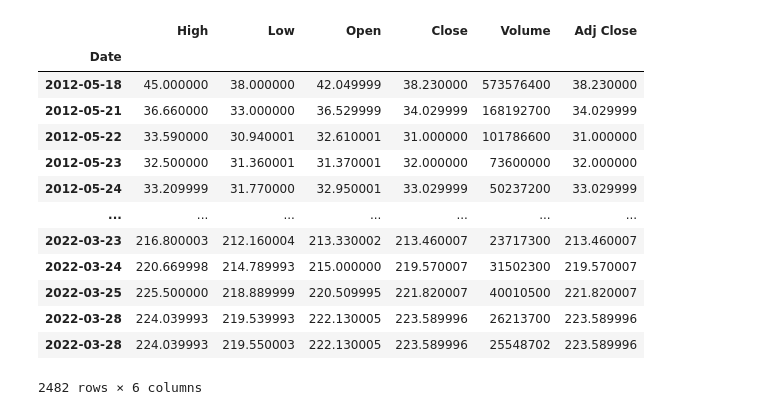
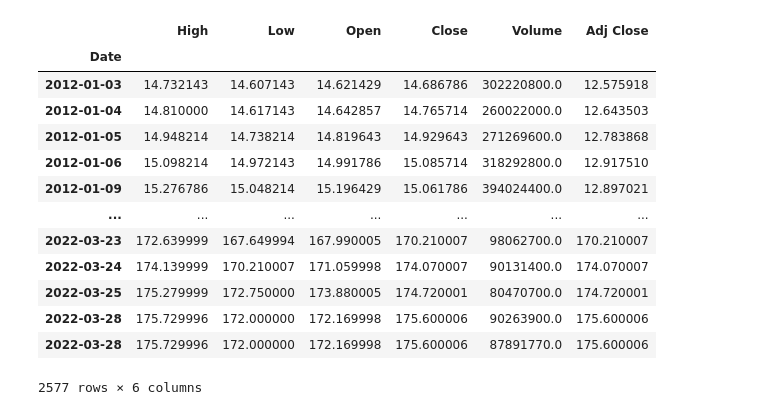
Before and after one commit to BitcoinInvestAnalysis/Capstone, a Jupyter notebook: lstm_price_prediction.ipynb, the cells around one changed output. Drawn from its saved outputs; the diff is of its cells as text; code cells hidden in the pictures.

```diff
--- a/lstm_price_prediction.ipynb
+++ b/lstm_price_prediction.ipynb
@@ -11,26 +12,26 @@ from tensorflow.keras.layers import Dense, Dropout, LSTM
 # %%
 # Load stock data
-company = "FB"
+company = "AAPL"
 start = dt.date(2012, 1, 1)
 end = dt.date.today()
 
 data = web.DataReader(company, "yahoo", start, end)
 data
 # %% [output]
 |  | High | Low | Open | Close | Volume | Adj Close |
 | Date |  |  |  |  |  |  |
-| 2012-05-18 | 45.000000 | 38.000000 | 42.049999 | 38.230000 | 573576400 | 38.230000 |
-| 2012-05-21 | 36.660000 | 33.000000 | 36.529999 | 34.029999 | 168192700 | 34.029999 |
-| 2012-05-22 | 33.590000 | 30.940001 | 32.610001 | 31.000000 | 101786600 | 31.000000 |
-| 2012-05-23 | 32.500000 | 31.360001 | 31.370001 | 32.000000 | 73600000 | 32.000000 |
-| 2012-05-24 | 33.209999 | 31.770000 | 32.950001 | 33.029999 | 50237200 | 33.029999 |
+| 2012-01-03 | 14.732143 | 14.607143 | 14.621429 | 14.686786 | 302220800.0 | 12.575918 |
+| 2012-01-04 | 14.810000 | 14.617143 | 14.642857 | 14.765714 | 260022000.0 | 12.643503 |
+| 2012-01-05 | 14.948214 | 14.738214 | 14.819643 | 14.929643 | 271269600.0 | 12.783868 |
+| 2012-01-06 | 15.098214 | 14.972143 | 14.991786 | 15.085714 | 318292800.0 | 12.917510 |
+| 2012-01-09 | 15.276786 | 15.048214 | 15.196429 | 15.061786 | 394024400.0 | 12.897021 |
 | ... | ... | ... | ... | ... | ... | ... |
-| 2022-03-23 | 216.800003 | 212.160004 | 213.330002 | 213.460007 | 23717300 | 213.460007 |
-| 2022-03-24 | 220.669998 | 214.789993 | 215.000000 | 219.570007 | 31502300 | 219.570007 |
-| 2022-03-25 | 225.500000 | 218.889999 | 220.509995 | 221.820007 | 40010500 | 221.820007 |
-| 2022-03-28 | 224.039993 | 219.539993 | 222.130005 | 223.589996 | 26213700 | 223.589996 |
-| 2022-03-28 | 224.039993 | 219.550003 | 222.130005 | 223.589996 | 25548702 | 223.589996 |
+| 2022-03-23 | 172.639999 | 167.649994 | 167.990005 | 170.210007 | 98062700.0 | 170.210007 |
+| 2022-03-24 | 174.139999 | 170.210007 | 171.059998 | 174.070007 | 90131400.0 | 174.070007 |
+| 2022-03-25 | 175.279999 | 172.750000 | 173.880005 | 174.720001 | 80470700.0 | 174.720001 |
+| 2022-03-28 | 175.729996 | 172.000000 | 172.169998 | 175.600006 | 90263900.0 | 175.600006 |
+| 2022-03-28 | 175.729996 | 172.000000 | 172.169998 | 175.600006 | 87891770.0 | 175.600006 |
-2482 rows × 6 columns
+2577 rows × 6 columns
 # %%
 # Prepare Data
 scaler = MinMaxScaler(feature_range=(0, 1))
```
Also changed, not shown: parts of 4 cells of this notebook, 9 other files.
